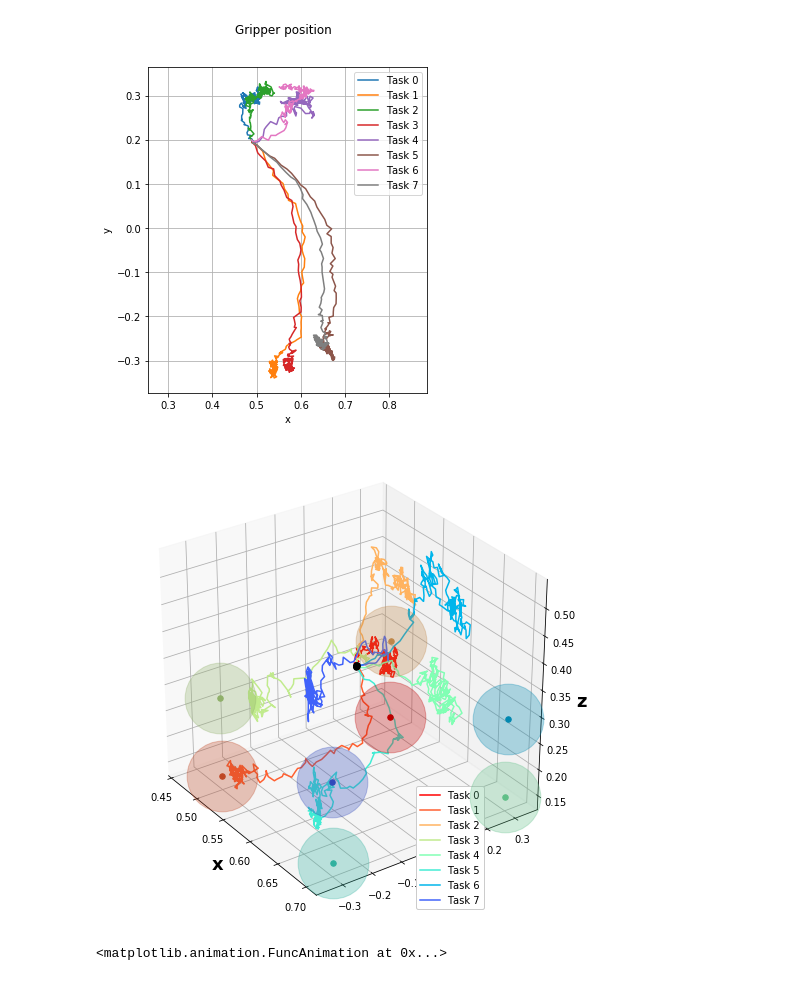
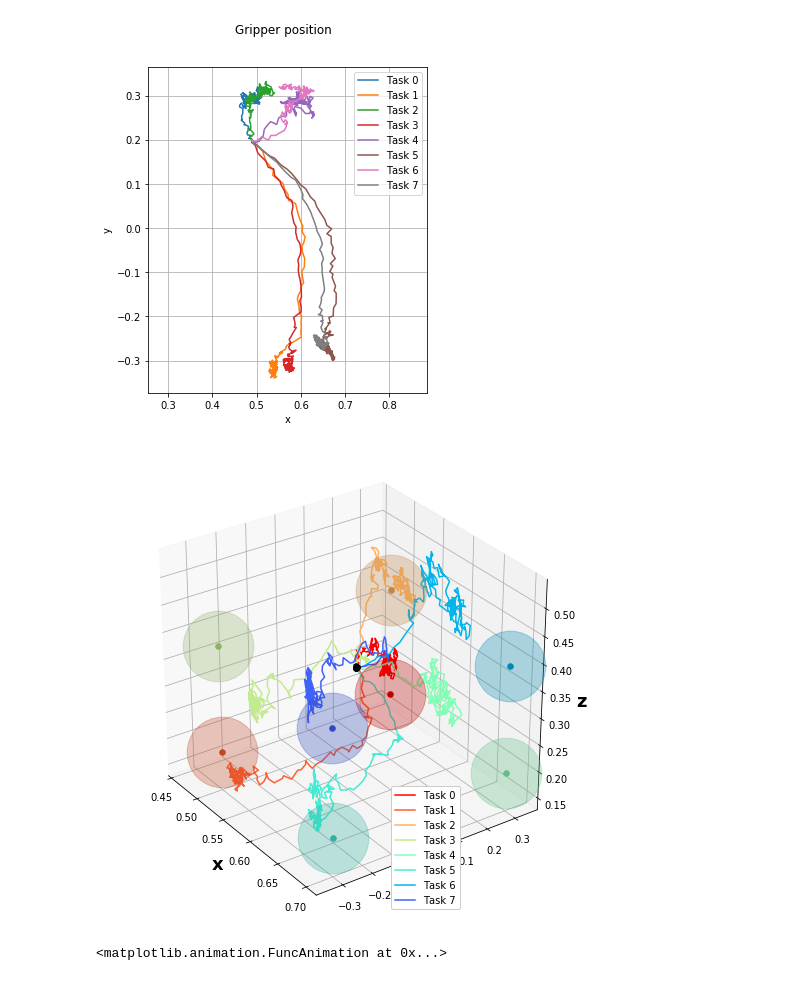
Before and after one commit to ryanjulian/embed2learn, a Jupyter notebook: notebooks/trajectory_real_plotting.ipynb, the cells around one changed output. Saved outputs shown, nothing was run; the diff lists cells and outputs as text; code cells hidden in the pictures.

```diff
--- a/notebooks/trajectory_real_plotting.ipynb
+++ b/notebooks/trajectory_real_plotting.ipynb
@@ -35,14 +31,14 @@ matplotlib.rcParams['ps.fonttype'] = 42
 
 TASK_GOALS = [
   # (  z     x,    y)
-    (0.5,  0.3, 0.15),
-    (0.5, -0.3, 0.15),
-    (0.5,  0.3,  0.3),
-    (0.5, -0.3,  0.3),
-    (0.7,  0.3, 0.15),
-    (0.7, -0.3, 0.15),
-    (0.7,  0.3,  0.3),
-    (0.7, -0.3,  0.3),
+    (0.5,  0.3, 0.2),
+    (0.5, -0.3, 0.2),
+    (0.5,  0.3,  0.4),
+    (0.5, -0.3,  0.4),
+    (0.7,  0.3, 0.2),
+    (0.7, -0.3, 0.2),
+    (0.7,  0.3,  0.4),
+    (0.7, -0.3,  0.4),
 ]
 
 PATH_LEN = 200
@@ -94,35 +90,39 @@ from mpl_toolkits import mplot3d
 
 fig = plt.figure(figsize=(7, 7))
 # fig.suptitle(title)
 ax = fig.add_subplot(111, projection='3d')
 ax.grid()
 
 colormap = lambda x: matplotlib.cm.get_cmap("rainbow")(1. - x)
 for step in range(0, len(gripper_pos), PATH_LEN):
     task = int(samples[0]["tasks"][step][-1])
     xs, ys, zs = gripper_pos[step:(step+PATH_LEN),0], gripper_pos[step:(step+PATH_LEN),1], gripper_pos[step:(step+PATH_LEN),2]
 
 #         ax.scatter(xs, ys, zs, s=stds, color=colormap(task * 1. / ntasks), zorder=1, alpha=.1)
     ax.plot(xs, ys, zs, color=colormap(task * 1. / 8), zorder=2,
             label="Task %i" % task, alpha=1.)
     ax.scatter([xs[0]], [ys[0]], [zs[0]], s=30, color="black", zorder=3)
     true_color = np.array(colormap(task * 1. / 8)) * 0.75
     true_color[3] = 1.
     ax.scatter([TASK_GOALS[task][0]], [TASK_GOALS[task][1]], [TASK_GOALS[task][2]], s=5000, color=true_color, alpha=0.3, zorder=2)
     ax.scatter([TASK_GOALS[task][0]], [TASK_GOALS[task][1]], [TASK_GOALS[task][2]], s=30, color=true_color, zorder=3)
 
 ax.view_init(elev=30, azim=-35)
 ax.set_xlabel('x', fontsize=18, fontweight='bold')
 ax.set_ylabel('y', fontsize=18, fontweight='bold')
 ax.set_zlabel('z', fontsize=18, fontweight='bold')
-legend = plt.legend(bbox_to_anchor=(.8, .3))
+
+# ... some plotting
+legend = ax.legend(bbox_to_anchor=(.75, .3))
 for lh in legend.legendHandles:
     lh.set_alpha(1)
 legend.get_frame().set_alpha(1)
+
 fig.tight_layout()
 fig.savefig("real_gripper_pos.png", dpi=600)
+fig.savefig("real_gripper_pos.pdf", dpi=600)
 # %% [output]
-[figure, old version]
+[figure, new version]
 # %%
 %matplotlib inline
 from mpl_toolkits import mplot3d
```
Also changed, not shown: parts of 1 cell of this notebook, 1 other file.
